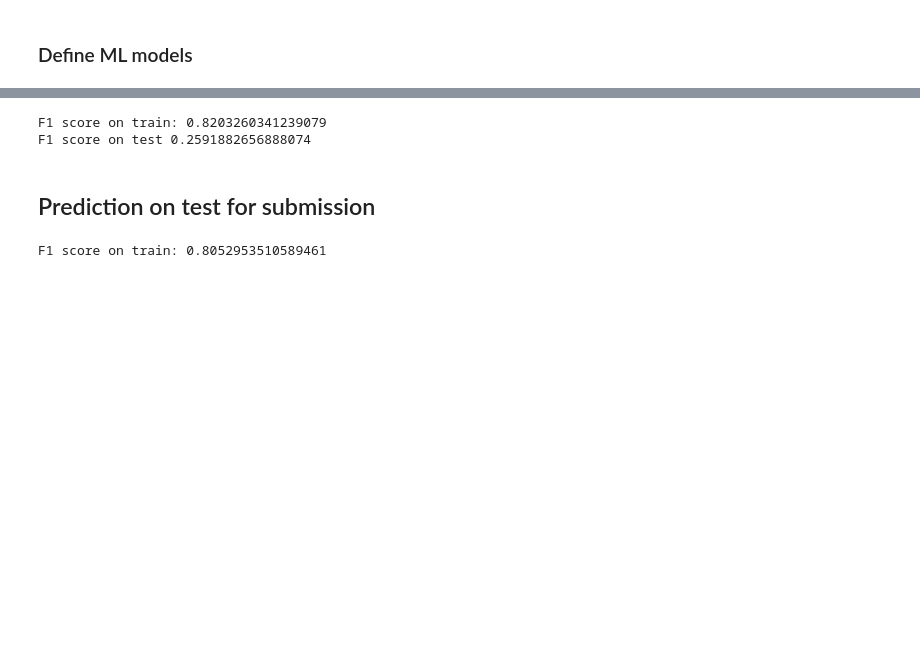
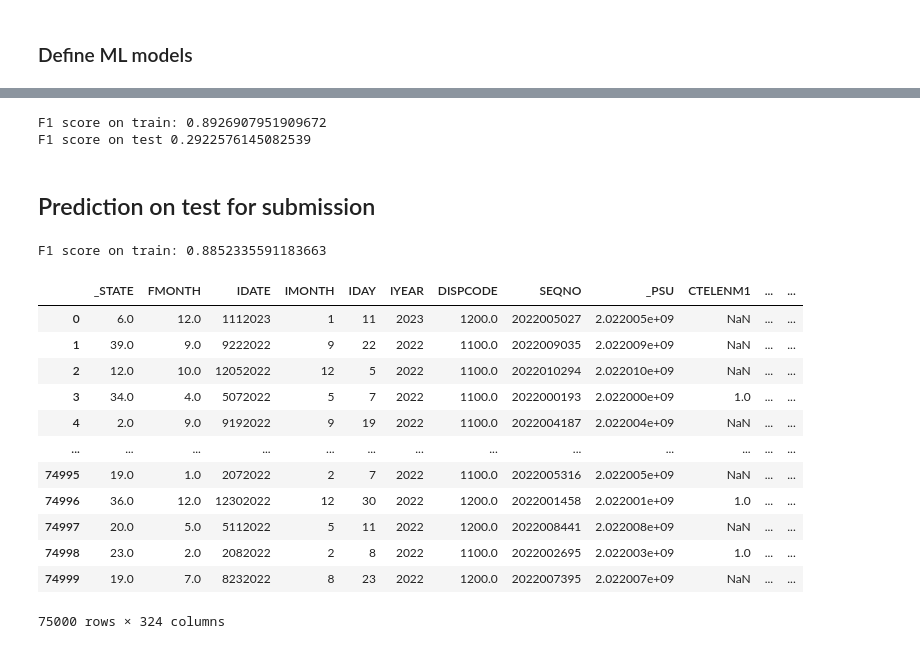
Before and after one commit to colinhl2002/SDD-hackathon2025-Heart_Risk, a Jupyter notebook: mq.ipynb, the cells around one changed output, grey strips where cells are left out. Cells and saved outputs as stored; diff of their text form; code cells hidden in the pictures; blank space fills up the shorter version.

```diff
--- a/mq.ipynb
+++ b/mq.ipynb
@@ -448,7 +463,7 @@ Fitting 5 folds for each of 10 candidates, totalling 50 fits
 Best parameters: {'subsample': 0.9, 'reg_lambda': 2, 'reg_alpha': 0.1, 'n_estimators': 200, 'min_child_weight': 7, 'max_depth': 8, 'learning_rate': 0.1, 'gamma': 0, 'colsample_bytree': 0.7}
 Best CV F1: 0.810931213164374
 # %%
-model = best_model
+# model = best_model
 
 model.fit(X_train_sm, y_train_sm)
 
@@ -456,23 +471,24 @@ y_pred = model.predict(X_train_sm)
 f1 = f1_score(y_train_sm, y_pred)
 print('F1 score on train:', f1)
 
-y_pred = model.predict(simple_imputer.transform(X_test))
+y_pred = model.predict(imputer.transform(X_test))
 f1 = f1_score(y_test, y_pred)
 print('F1 score on test', f1)
 # %% [output]
-F1 score on train: 0.8203260341239079
-F1 score on test 0.2591882656888074
+F1 score on train: 0.8926907951909672
+F1 score on test 0.2922576145082539
 # %% [markdown]
 ## Prediction on test for submission
 # %%
 # Retraining with best parameters on X_train_all_final
-X_train_all_final_imputed, simple_imputer = simple_impute(X_train_all_final)
+X_train_all_final_imputed, imputer = impute_data(X_train_all_final)
 X_train_all_final_imputed
 
 smote = SMOTE(sampling_strategy='minority', random_state=42)
 X_train_sm, y_train_sm = smote.fit_resample(X_train_all_final_imputed, y_train_all)
 
-estimator = best_model
+# estimator = best_model
+estimator = model
 
 estimator.fit(X_train_sm, y_train_sm)
 
@@ -480,9 +496,23 @@ y_pred = model.predict(X_train_sm)
 f1 = f1_score(y_train_sm, y_pred)
 print('F1 score on train:', f1)
 # %% [output]
-F1 score on train: 0.8052953510589461
+F1 score on train: 0.8852335591183663
 # %%
-# XX_test = pd.read_csv('./sdd-hackaton-25-heart-risk/test.csv')
-# XX_test
+XX_test = pd.read_csv('./sdd-hackaton-25-heart-risk/test.csv')
+XX_test
+# %% [output]
+|  | _STATE | FMONTH | IDATE | IMONTH | IDAY | IYEAR | DISPCODE | SEQNO | _PSU | CTELENM1 | ... | ... |
+| 0 | 6.0 | 12.0 | 1112023 | 1 | 11 | 2023 | 1200.0 | 2022005027 | 2.022005e+09 | NaN | ... | ... |
+| 1 | 39.0 | 9.0 | 9222022 | 9 | 22 | 2022 | 1100.0 | 2022009035 | 2.022009e+09 | NaN | ... | ... |
+| 2 | 12.0 | 10.0 | 12052022 | 12 | 5 | 2022 | 1100.0 | 2022010294 | 2.022010e+09 | NaN | ... | ... |
+| 3 | 34.0 | 4.0 | 5072022 | 5 | 7 | 2022 | 1100.0 | 2022000193 | 2.022000e+09 | 1.0 | ... | ... |
+| 4 | 2.0 | 9.0 | 9192022 | 9 | 19 | 2022 | 1100.0 | 2022004187 | 2.022004e+09 | NaN | ... | ... |
+| ... | ... | ... | ... | ... | ... | ... | ... | ... | ... | ... | ... | ... |
+| 74995 | 19.0 | 1.0 | 2072022 | 2 | 7 | 2022 | 1100.0 | 2022005316 | 2.022005e+09 | NaN | ... | ... |
+| 74996 | 36.0 | 12.0 | 12302022 | 12 | 30 | 2022 | 1200.0 | 2022001458 | 2.022001e+09 | 1.0 | ... | ... |
+| 74997 | 20.0 | 5.0 | 5112022 | 5 | 11 | 2022 | 1200.0 | 2022008441 | 2.022008e+09 | NaN | ... | ... |
+| 74998 | 23.0 | 2.0 | 2082022 | 2 | 8 | 2022 | 1100.0 | 2022002695 | 2.022003e+09 | 1.0 | ... | ... |
+| 74999 | 19.0 | 7.0 | 8232022 | 8 | 23 | 2022 | 1200.0 | 2022007395 | 2.022007e+09 | NaN | ... | ... |
+75000 rows × 324 columns
 # %%
 # Impute missing values in test
```
Also changed, not shown: parts of 9 cells of this notebook, 1 other file.
